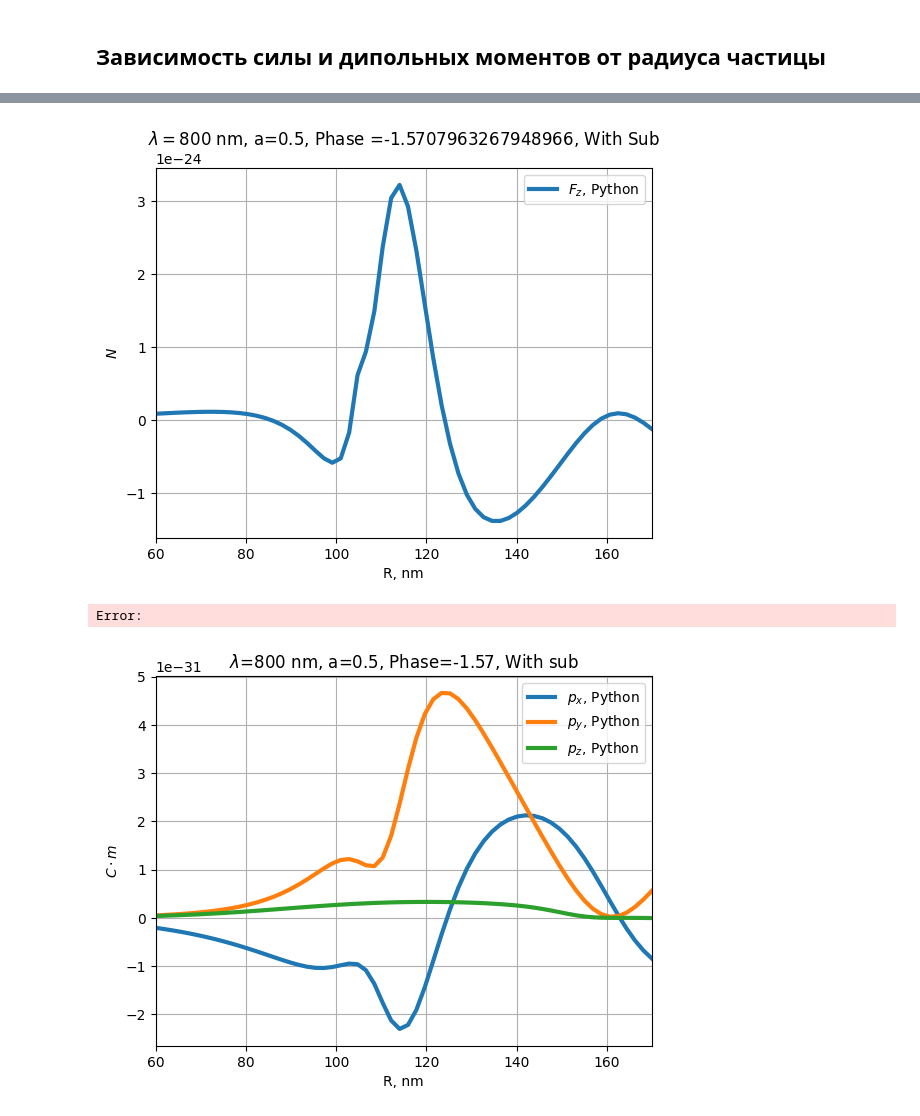
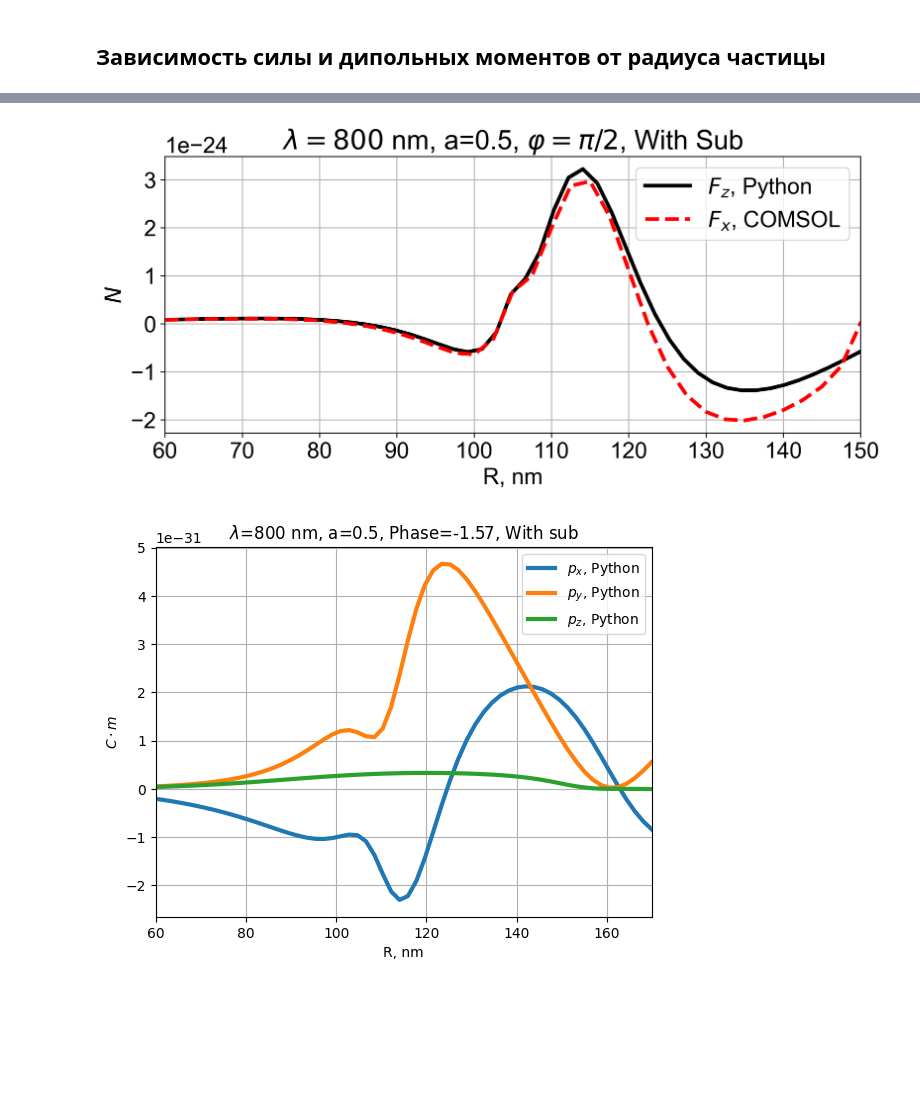
Before and after one commit to semyonbo/SPP_ANALYTICAL, a Jupyter notebook: plot.ipynb, the cells around one changed output, grey strips where cells are left out. Saved outputs shown, nothing was run; the diff lists cells and outputs as text; code cells hidden in the pictures; blank space fills up the shorter version.

```diff
--- a/plot.ipynb
+++ b/plot.ipynb
@@ -151,7 +151,7 @@ eps_Si = frenel.get_interpolate('Si')
 
 wl = 800  # [nm]
 STOP = 45
-R = 60
+R = 146
 dist = 20
 point = [0,0,dist+R]
 angle = 25*np.pi/180
@@ -166,7 +166,7 @@ a = 0.5
 
 
 
-wls = np.linspace(300,900, 50)
+wls = np.linspace(600,1200, 50)
 F_x = np.empty_like(wls)
 F_y = np.empty_like(wls)
 F_z = np.empty_like(wls)
@@ -425,4 +453,6 @@ for i in tqdm(range(len(R))):
     point = [0, 0, dist+R[i]]
     f =  force.F(wl, eps_Au, point, R[i], eps_Si, angle, 1, phase, a, STOP)
     F[i,:] = f
+# %%
+F_c = np.loadtxt('comsol/force_3d_sub_circ.txt', skiprows=8, delimiter=',')
 # %%
@@ -453,0 +489,30 @@ plt.show()
+# %%
+plt.rcParams.update({'font.family':'Arial', 'font.size': 18, 'figure.dpi':300})
+plt.rcParams['text.usetex'] = False
+
+fig, (ax1, ax2) = plt.subplots(2, figsize=(10, 6), sharex=True)
+
+ax1.plot([60, 150], [0,0], lw=1, c='black', linestyle='-')
+
+ax1.plot(R, F[:,0], label=r'$F_x$, Python', lw=4, c='black')
+ax1.plot(F_c[:,0], F_c[:,1], label='$F_x$, COMSOL', linestyle='--', lw=3, c='red')
+ax1.grid()
+ax1.set_xlim(60,150)
+ax1.legend(loc = 'upper left')
+ax1.set_xlabel('$R$, nm')
+ax1.set_ylabel('$F$, N')
+
+
+ax2.plot([60, 150], [0,0], lw=1, c='black', linestyle='-')
+
+
+ax2.plot(R, F[:,1], label='$F_y$, Python', lw=3, c='black')
+ax2.plot(F_c[:,0], F_c[:,2], label='$F_y$, COMSOL', linestyle='--', lw=3, c='red')
+ax2.grid()
+ax2.set_ylim(-3e-25,2e-25)
+ax2.set_xlim(60,150)
+ax2.set_ylabel('$F$, N')
+ax2.legend(loc = 'lower left')
+
+#plt.savefig('fxy_from_R_only_tensor.png', format='png', transparent=True, bbox_inches="tight")
+plt.show()
@@ -454,17 +521,19 @@ plt.show()
 # %%
-plt.plot(R, F[:,2], label='$F_z$, Python', lw=3)
-#plt.plot(F_c[:,0], F_c[:,1], label='$F_x$, COMSOL', linestyle='--', lw=3)
+plt.figure(figsize=(10,4))
+plt.plot(R, F[:,2], label='$F_z$, Python', lw=3, c='black')
+plt.plot(F_c[:,0], F_c[:,3], label='$F_x$, COMSOL', linestyle='--', lw=3, c='red')
+
 
 plt.grid()
 plt.xlim(R[0], R[-1])
 plt.legend()
-plt.title(f'$\lambda={wl}$ nm, a={a}, Phase ={phase}, With Sub')
+plt.title(r'$\lambda=800$ nm, a=0.5, $\varphi=\pi/2$, With Sub')
 plt.xlabel('R, nm')
 plt.ylabel('$N$')
+plt.xlim(60, 150)
 plt.show()
 # %% [output]
-[figure, old version]
+[figure, new version]
-Error:
 # %%
 import numpy as np
 import dipoles
```
Also changed, not shown: parts of 23 cells of this notebook, 22 other files.
